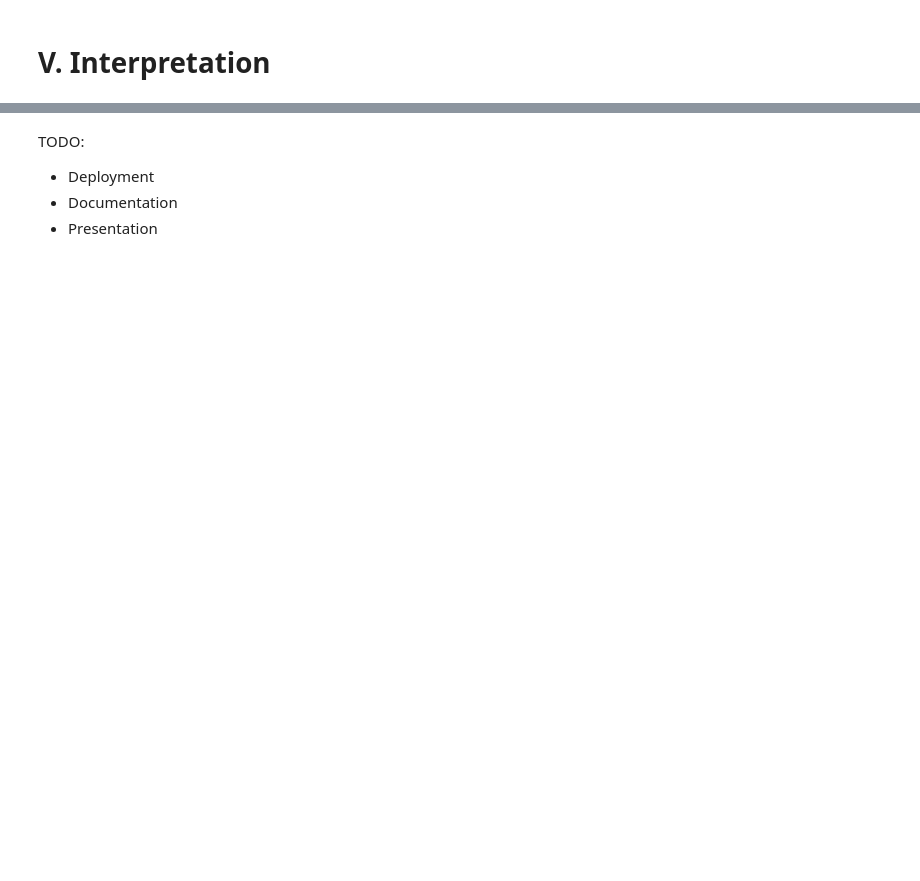
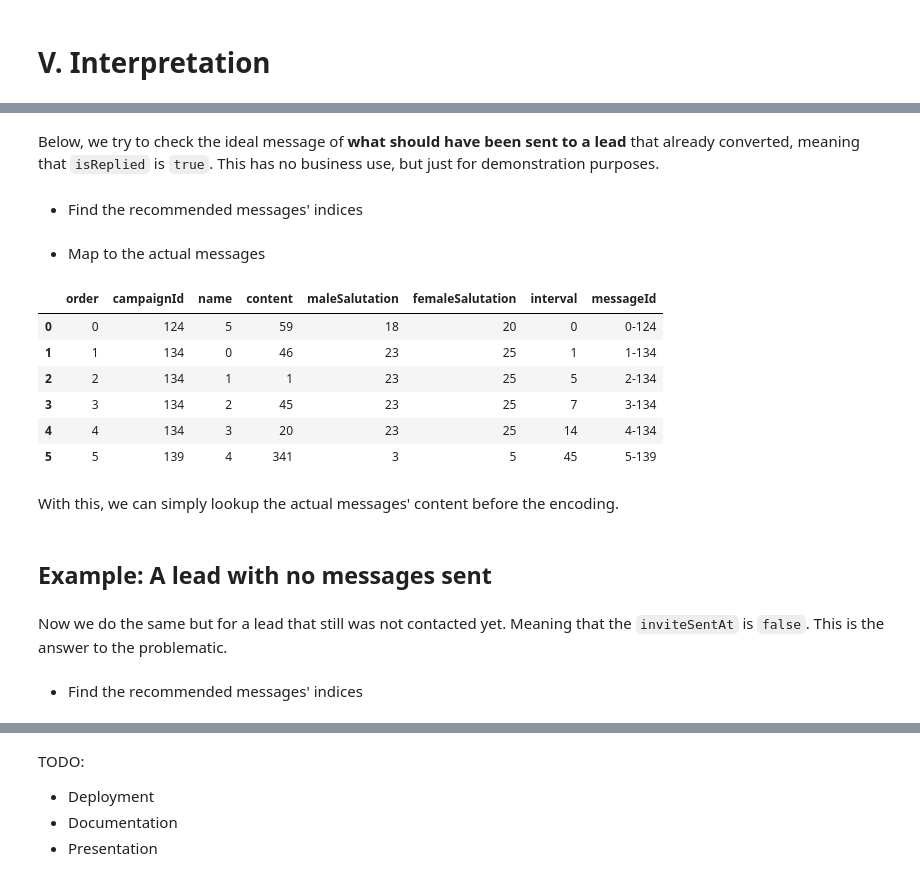
Before and after one commit to usersina/ml-lead-generating, a Jupyter notebook: notebook.ipynb, the cells around one changed output, grey strips where cells are left out. Cells and saved outputs as stored; diff of their text form; code cells hidden in the pictures; blank space fills up the shorter version.

```diff
--- a/notebook.ipynb
+++ b/notebook.ipynb
@@ -541,18 +545,17 @@ As a workaround, the grid search is performed manually.
 # best_model = TruncatedSVD(n_components=best_params["n_components"], random_state=42)
 # best_model.fit(X_train)
 # %%
-model = TruncatedSVD(random_state=42)
-
 # The hyperparameter grid to search
-hyperparameter_grid = {'n_components': [10, 50, 100, 200]}
+hyperparameter_grid = {"n_components": [50, 100, 250, 300, 342]}
 
 # Initialize the best_score to a low value
 best_score = -1
+best_model = TruncatedSVD(n_components=10, random_state=42)
 
 # Iterate over all hyperparameters and find the best_score
-for n_components in hyperparameter_grid['n_components']:
+for n_components in hyperparameter_grid["n_components"]:
     # Create and refit the model
-    model.n_components = n_components
+    model = TruncatedSVD(n_components=n_components, random_state=42)
     model.fit(X_train)
 
     score = model.explained_variance_ratio_.sum()
@@ -580,0 +595,2 @@ TruncatedSVD(n_components=200, random_state=42)
+# %%
+index_to_message_id = {i: message_id for i, message_id in enumerate(messages_df['messageId'])}
@@ -580,0 +599,48 @@ TruncatedSVD(n_components=200, random_state=42)
+# %% [markdown]
+Below, we try to check the ideal message of **what should have been sent to a lead** that already converted, meaning that `isReplied` is `true`.
+This has no business use, but just for demonstration purposes.
+# %%
+lead_id = leads_df[leads_df['isReplied']].sample().index[0]
+# %% [markdown]
+- Find the recommended messages' indices
+# %%
+# Transform the user-item matrix
+transformed_matrix = best_model.transform(user_item_matrix)
+
+# Get the user vector
+user_vector = transformed_matrix[lead_id, :]
+
+# Compute the scores for each item by multiplying the user vector with the item matrix
+scores = np.dot(user_vector, best_model.components_)
+
+# Get the indices of the items sorted by their score in descending order
+recommended_item_indices = np.argsort(scores)[::-1]
+# %% [markdown]
+- Map to the actual messages
+# %%
+# Get the recommended message ids
+recommended_message_ids = [index_to_message_id[index] for index in recommended_item_indices]
+
+# Filter the messages df to only include the recommended message ids
+recommended_messages = messages_df[messages_df['messageId'].isin(recommended_message_ids)]
+
+# Group by 'order' and keep only the first message for each order (this is an application specific logic)
+recommended_messages = recommended_messages.groupby('order').first().reset_index()
+
+# Show the recommended messages
+recommended_messages
+# %% [output]
+|  | order | campaignId | name | content | maleSalutation | femaleSalutation | interval | messageId |
+| 0 | 0 | 124 | 5 | 59 | 18 | 20 | 0 | 0-124 |
+| 1 | 1 | 134 | 0 | 46 | 23 | 25 | 1 | 1-134 |
+| 2 | 2 | 134 | 1 | 1 | 23 | 25 | 5 | 2-134 |
+| 3 | 3 | 134 | 2 | 45 | 23 | 25 | 7 | 3-134 |
+| 4 | 4 | 134 | 3 | 20 | 23 | 25 | 14 | 4-134 |
+| 5 | 5 | 139 | 4 | 341 | 3 | 5 | 45 | 5-139 |
+# %% [markdown]
+With this, we can simply lookup the actual messages' content before the encoding.
+# %% [markdown]
+## **Example:** A lead with no messages sent
+# %% [markdown]
+Now we do the same but for a lead that still was not contacted yet. Meaning that the `inviteSentAt` is `false`.
+This is the answer to the problematic.
@@ -580,0 +649,2 @@ TruncatedSVD(n_components=200, random_state=42)
+# %% [markdown]
+- Find the recommended messages' indices
```
Also changed, not shown: parts of 17 cells of this notebook, 1 other file.
